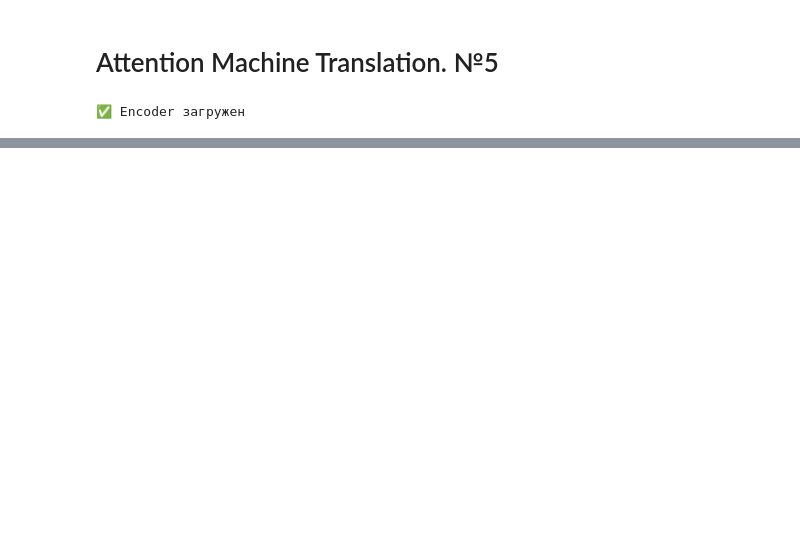
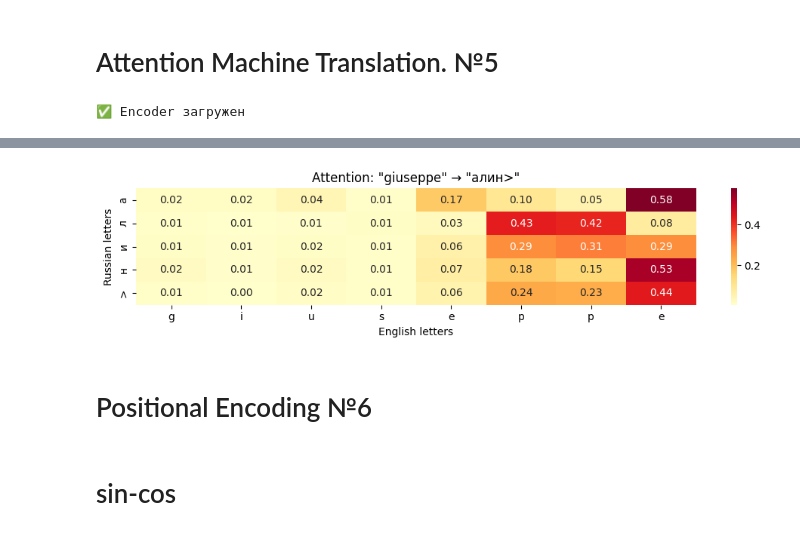
Before and after one commit to Analagis/learning_ML_projects, a Jupyter notebook: Project11/src/report.ipynb, the cells around one changed output, grey strips where cells are left out. Cells and saved outputs as stored; diff of their text form; code cells hidden in the pictures; blank space fills up the shorter version.

```diff
--- a/Project11/src/report.ipynb
+++ b/Project11/src/report.ipynb
@@ -301,0 +306,11 @@ RNNDecoder.check_translation(X_test_t, eng_char2idx, eng_idx2char, attention_dec
+# %%
+eng_indices = [eng_char2idx[c] for c in 'giuseppe']
+eng_name, rus_name, attn_weights = Attention.visualize_attention(encoder, attention_decoder, eng_indices,
+                                                      eng_idx2char, rus_char2idx, rus_idx2char)
+Attention.plot_attention_heatmap(eng_name, rus_name, attn_weights)
+# %% [output]
+[figure, added]
+# %% [markdown]
+# Positional Encoding №6
+# %% [markdown]
+# sin-cos
```
Also changed, not shown: parts of 47 cells of this notebook, 3 other files.
